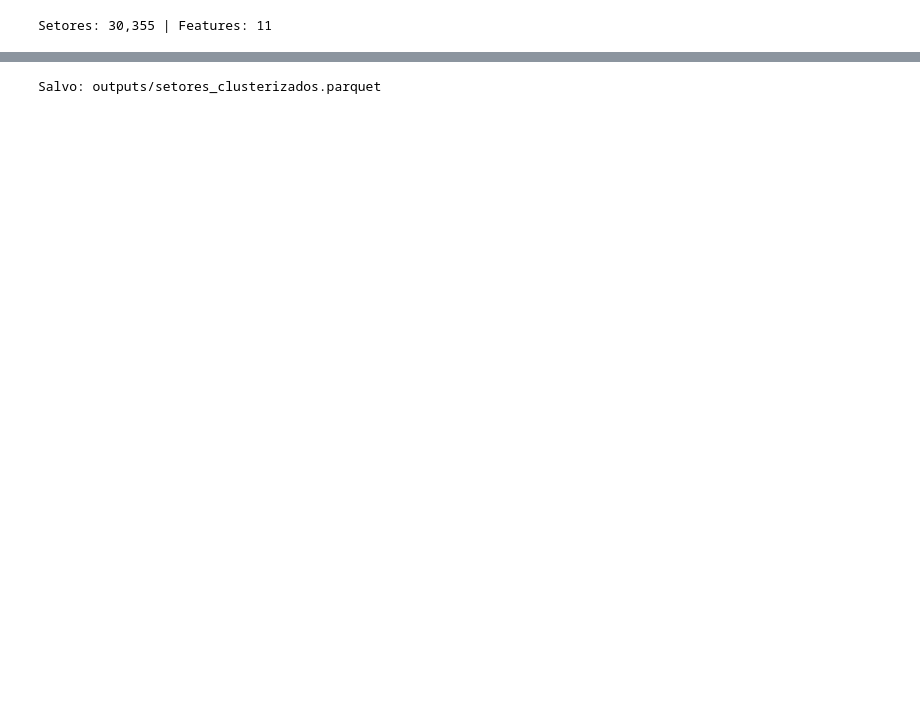
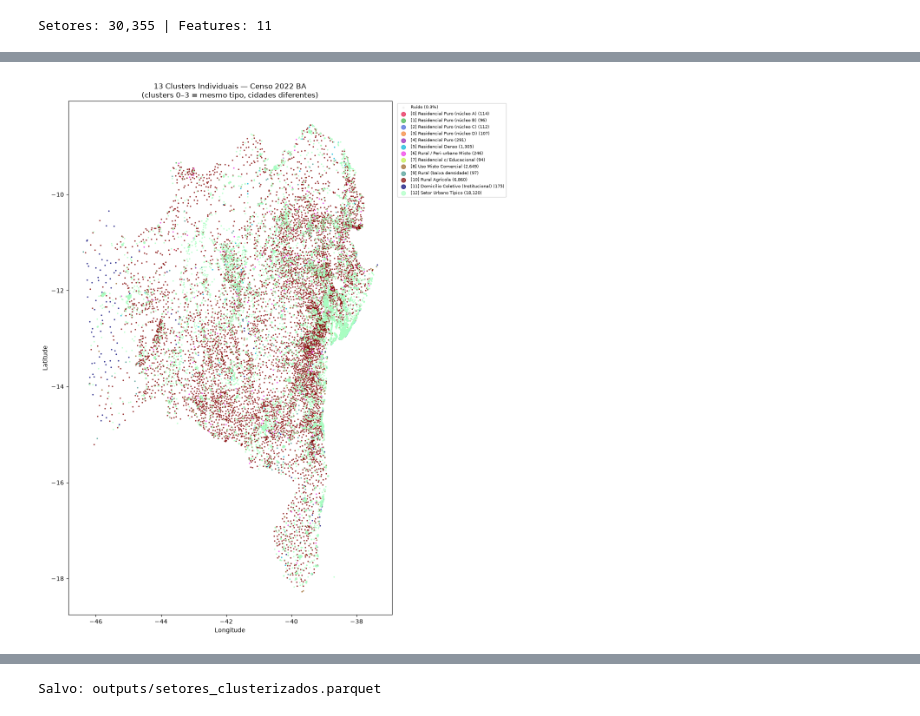
Before and after one commit to wesleiferreira98/trabalho-topicos-4, a Jupyter notebook: notebooks/05_modelagem.ipynb, the cells around one changed output, grey strips where cells are left out. Saved outputs shown, nothing was run; the diff lists cells and outputs as text; code cells hidden in the pictures; blank space fills up the shorter version.

```diff
--- a/notebooks/05_modelagem.ipynb
+++ b/notebooks/05_modelagem.ipynb
@@ -195,25 +268,28 @@ plt.show()
 # %%
-# UMAP colorido por cluster com nomes
-CORES_FORTES = ['#e6194b','#3cb44b','#4363d8','#f58231','#911eb4',
-                '#00b4d8','#f032e6','#bfef45','#9A6324','#469990',
-                '#800000','#000075','#ff6b6b','#06d6a0','#ffd166']
+# Mapa geográfico — 13 clusters individuais
+# Revela que clusters 0-3 são núcleos residenciais em cidades diferentes
+CORES = ['#e6194b','#3cb44b','#4363d8','#f58231','#911eb4',
+         '#00b4d8','#f032e6','#bfef45','#9A6324','#469990',
+         '#800000','#000075','#aaffc3']
 
-df_umap = df.iloc[idx_sample].copy()
-nomes_unicos = sorted(df_umap[df_umap['cluster'] != -1]['cluster_nome'].unique())
-palette_nomes = {n: CORES_FORTES[i % len(CORES_FORTES)] for i, n in enumerate(nomes_unicos)}
+fig, ax = plt.subplots(figsize=(11, 13))
+noise = df[df['cluster'] == -1]
+ax.scatter(noise['lon_centroide'], noise['lat_centroide'],
+           s=0.3, c='#cccccc', alpha=0.2, label='Ruído (0.3%)')
 
-fig, ax = plt.subplots(figsize=(11, 8))
-noise_umap = df_umap[df_umap['cluster'] == -1]
-ax.scatter(noise_umap['umap_x'], noise_umap['umap_y'], s=1, c='#cccccc', alpha=0.2, label='Ruído')
+for cid in sorted(NOMES_CLUSTER):
+    sub = df[df['cluster'] == cid]
+    ax.scatter(sub['lon_centroide'], sub['lat_centroide'],
+               s=2, alpha=0.7, color=CORES[cid % len(CORES)],
+               label=f'[{cid}] {NOMES_CLUSTER[cid]} ({len(sub):,})')
 
-for nome in nomes_unicos:
-    sub = df_umap[df_umap['cluster_nome'] == nome]
-    ax.scatter(sub['umap_x'], sub['umap_y'], s=4, alpha=0.8,
-               color=palette_nomes[nome], label=f'{nome} (n={len(sub):,})')
-
-ax.legend(markerscale=4, bbox_to_anchor=(1.01, 1), loc='upper left', fontsize=8)
-ax.set_title(f'Clusters — UMAP + HDBSCAN BA (amostra {UMAP_SAMPLE:,})')
+ax.legend(markerscale=5, bbox_to_anchor=(1.01, 1), loc='upper left', fontsize=7)
+ax.set_title('13 Clusters Individuais — Censo 2022 BA\n'
+             '(clusters 0–3 = mesmo tipo, cidades diferentes)', fontsize=12)
+ax.set_xlabel('Longitude'); ax.set_ylabel('Latitude')
 plt.tight_layout()
-plt.savefig(OUTPUT_DIR / 'figures/clusters_umap.png', dpi=150)
+plt.savefig(OUTPUT_DIR / 'figures/clusters_mapa_13_individuais.png', dpi=150, bbox_inches='tight')
 plt.show()
+# %% [output]
+[figure, added]
 # %%
```
Also changed, not shown: parts of 10 cells of this notebook, 4 other files.
